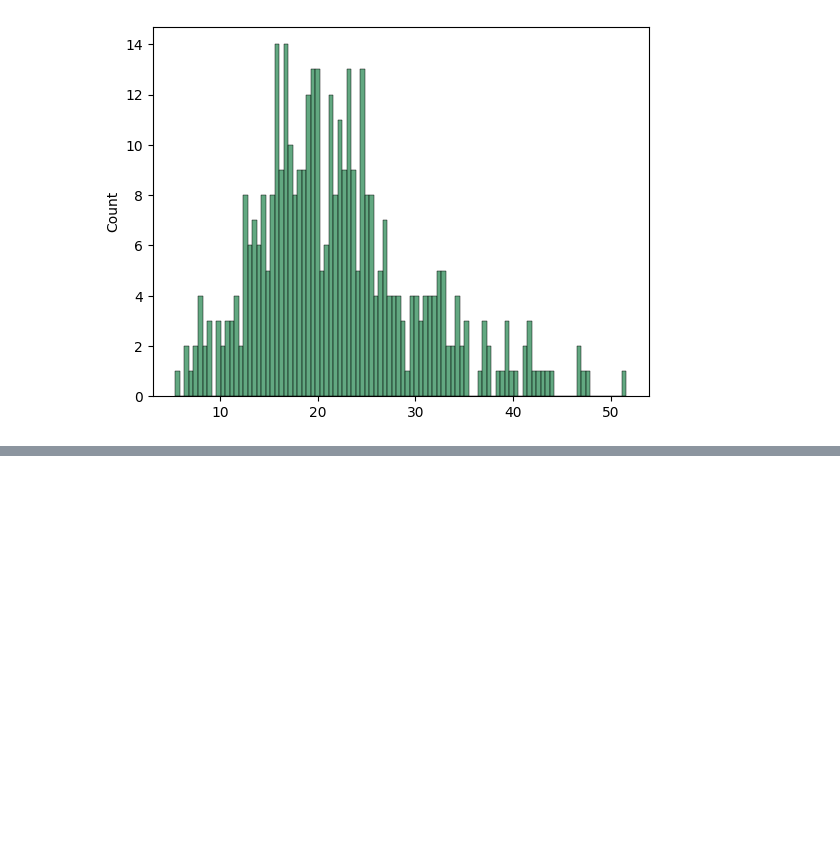
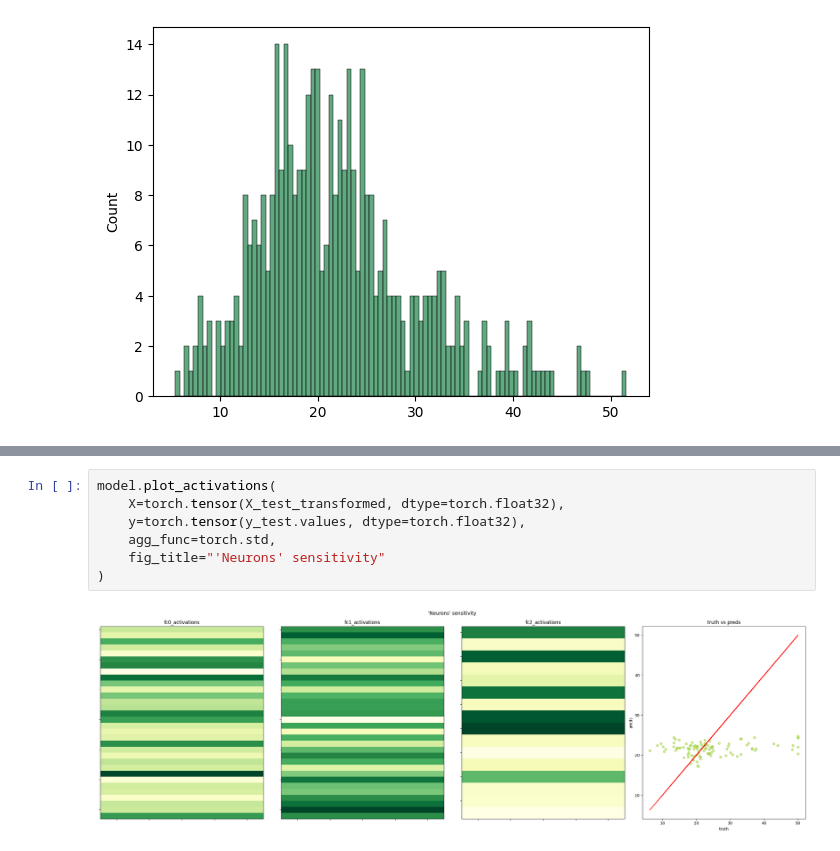
Before and after one commit to sfnsys710/tabularpytorchers, a Jupyter notebook: notebooks/boston.ipynb, the cells around one changed output, grey strips where cells are left out. Saved outputs shown, nothing was run; the diff lists cells and outputs as text; blank space fills up the shorter version.

```diff
--- a/notebooks/boston.ipynb
+++ b/notebooks/boston.ipynb
@@ -259,0 +361,9 @@ plt.show()
+# %%
+model.plot_activations(
+    X=torch.tensor(X_test_transformed, dtype=torch.float32),
+    y=torch.tensor(y_test.values, dtype=torch.float32),
+    agg_func=torch.std,
+    fig_title="'Neurons' sensitivity"
+)
+# %% [output]
+[figure, added]
```
Also changed, not shown: parts of 8 cells of this notebook.
